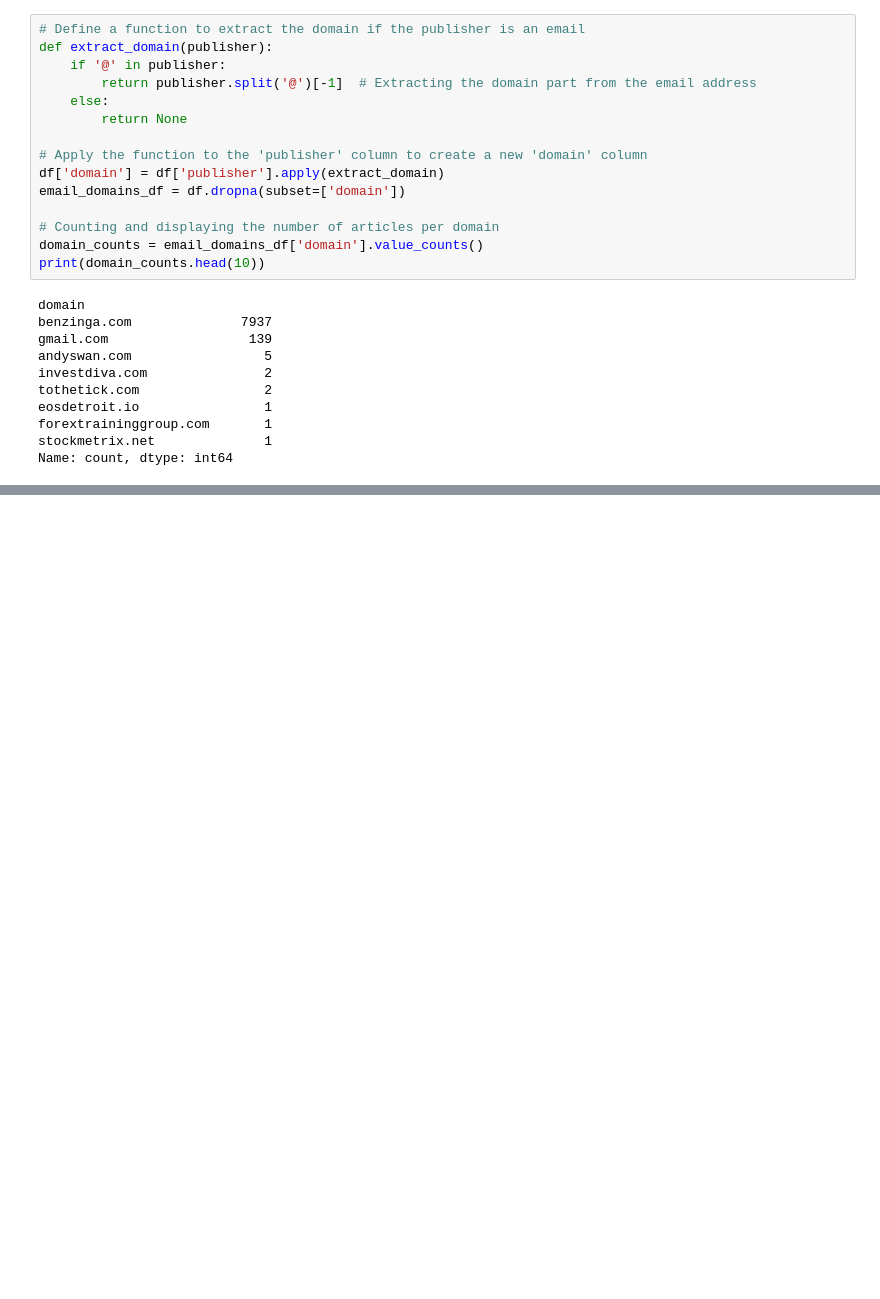
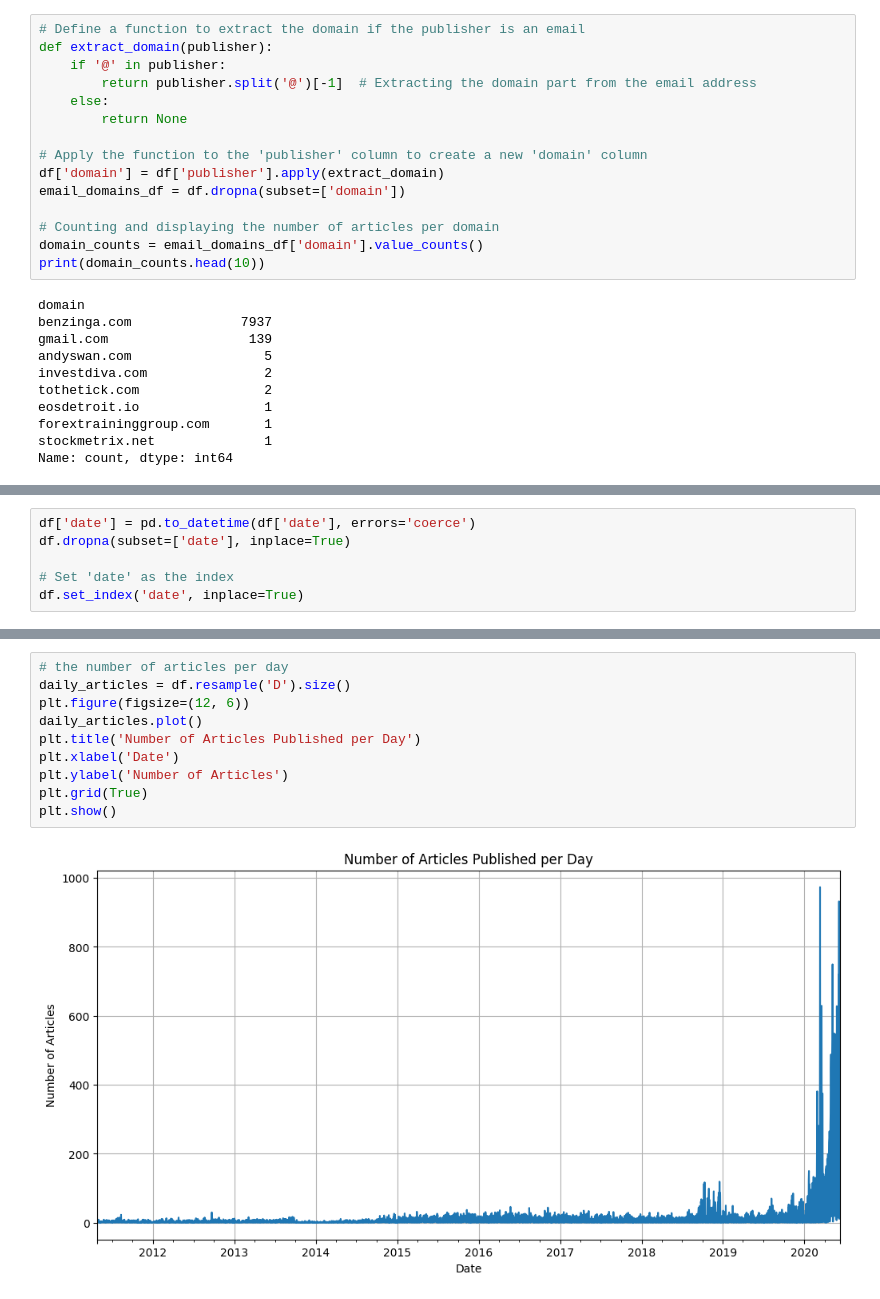
Before and after one commit to Alpha-Mintamir/Financial-News-Sentiment-Stock-Market-Analysis, a Jupyter notebook: notebooks/publisher_analysis.ipynb, the cells around one changed output, grey strips where cells are left out. Saved outputs shown, nothing was run; the diff lists cells and outputs as text; blank space fills up the shorter version.

```diff
--- a/notebooks/publisher_analysis.ipynb
+++ b/notebooks/publisher_analysis.ipynb
@@ -92,0 +96,6 @@ Name: count, dtype: int64
+# %%
+df['date'] = pd.to_datetime(df['date'], errors='coerce')
+df.dropna(subset=['date'], inplace=True)
+
+# Set 'date' as the index
+df.set_index('date', inplace=True)
@@ -92,0 +136,12 @@ Name: count, dtype: int64
+# %%
+# the number of articles per day
+daily_articles = df.resample('D').size()
+plt.figure(figsize=(12, 6))
+daily_articles.plot()
+plt.title('Number of Articles Published per Day')
+plt.xlabel('Date')
+plt.ylabel('Number of Articles')
+plt.grid(True)
+plt.show()
+# %% [output]
+[figure, added]
```
Also changed, not shown: parts of 6 cells of this notebook, 1 other file.
